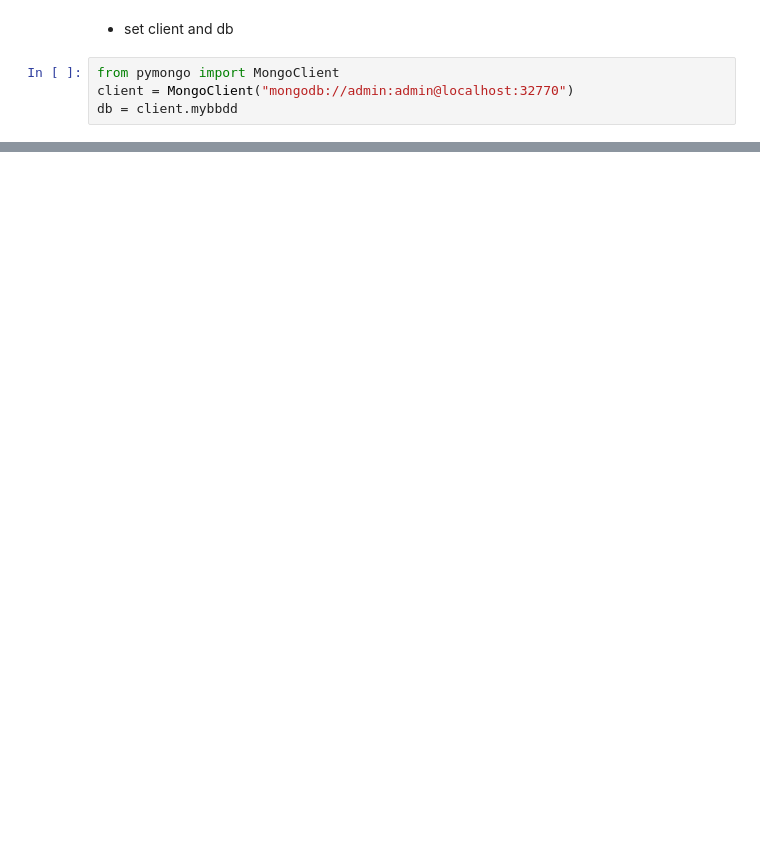
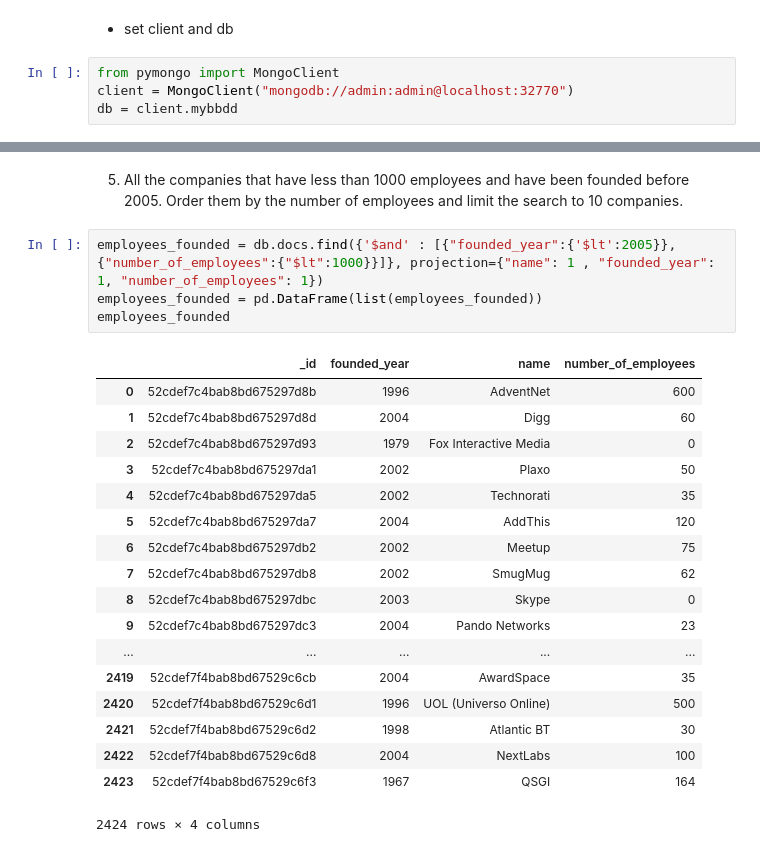
Before and after one commit to marisfont/madrid-oct-2018, a Jupyter notebook: module-2/lab-mongo/your-code.ipynb, the cells around one changed output, grey strips where cells are left out. Drawn from its saved outputs; the diff is of its cells as text; blank space fills up the shorter version.

```diff
--- a/module-2/lab-mongo/your-code.ipynb
+++ b/module-2/lab-mongo/your-code.ipynb
@@ -37,0 +110,25 @@ TypeError: 'Collection' object is not callable. If you meant to call the 'head'
+# %% [markdown]
+5. All the companies that have less than 1000 employees and have been founded before 2005. Order them by the number of employees and limit the search to 10 companies.
+# %%
+employees_founded = db.docs.find({'$and' : [{"founded_year":{'$lt':2005}}, {"number_of_employees":{"$lt":1000}}]}, projection={"name": 1 , "founded_year": 1, "number_of_employees": 1})
+employees_founded = pd.DataFrame(list(employees_founded))
+employees_founded
+# %% [output]
+|  | _id | founded_year | name | number_of_employees |
+| 0 | 52cdef7c4bab8bd675297d8b | 1996 | AdventNet | 600 |
+| 1 | 52cdef7c4bab8bd675297d8d | 2004 | Digg | 60 |
+| 2 | 52cdef7c4bab8bd675297d93 | 1979 | Fox Interactive Media | 0 |
+| 3 | 52cdef7c4bab8bd675297da1 | 2002 | Plaxo | 50 |
+| 4 | 52cdef7c4bab8bd675297da5 | 2002 | Technorati | 35 |
+| 5 | 52cdef7c4bab8bd675297da7 | 2004 | AddThis | 120 |
+| 6 | 52cdef7c4bab8bd675297db2 | 2002 | Meetup | 75 |
+| 7 | 52cdef7c4bab8bd675297db8 | 2002 | SmugMug | 62 |
+| 8 | 52cdef7c4bab8bd675297dbc | 2003 | Skype | 0 |
+| 9 | 52cdef7c4bab8bd675297dc3 | 2004 | Pando Networks | 23 |
+| ... | ... | ... | ... | ... |
+| 2419 | 52cdef7f4bab8bd67529c6cb | 2004 | AwardSpace | 35 |
+| 2420 | 52cdef7f4bab8bd67529c6d1 | 1996 | UOL (Universo Online) | 500 |
+| 2421 | 52cdef7f4bab8bd67529c6d2 | 1998 | Atlantic BT | 30 |
+| 2422 | 52cdef7f4bab8bd67529c6d8 | 2004 | NextLabs | 100 |
+| 2423 | 52cdef7f4bab8bd67529c6f3 | 1967 | QSGI | 164 |
+2424 rows × 4 columns
```
Also changed, not shown: parts of 11 cells of this notebook.
